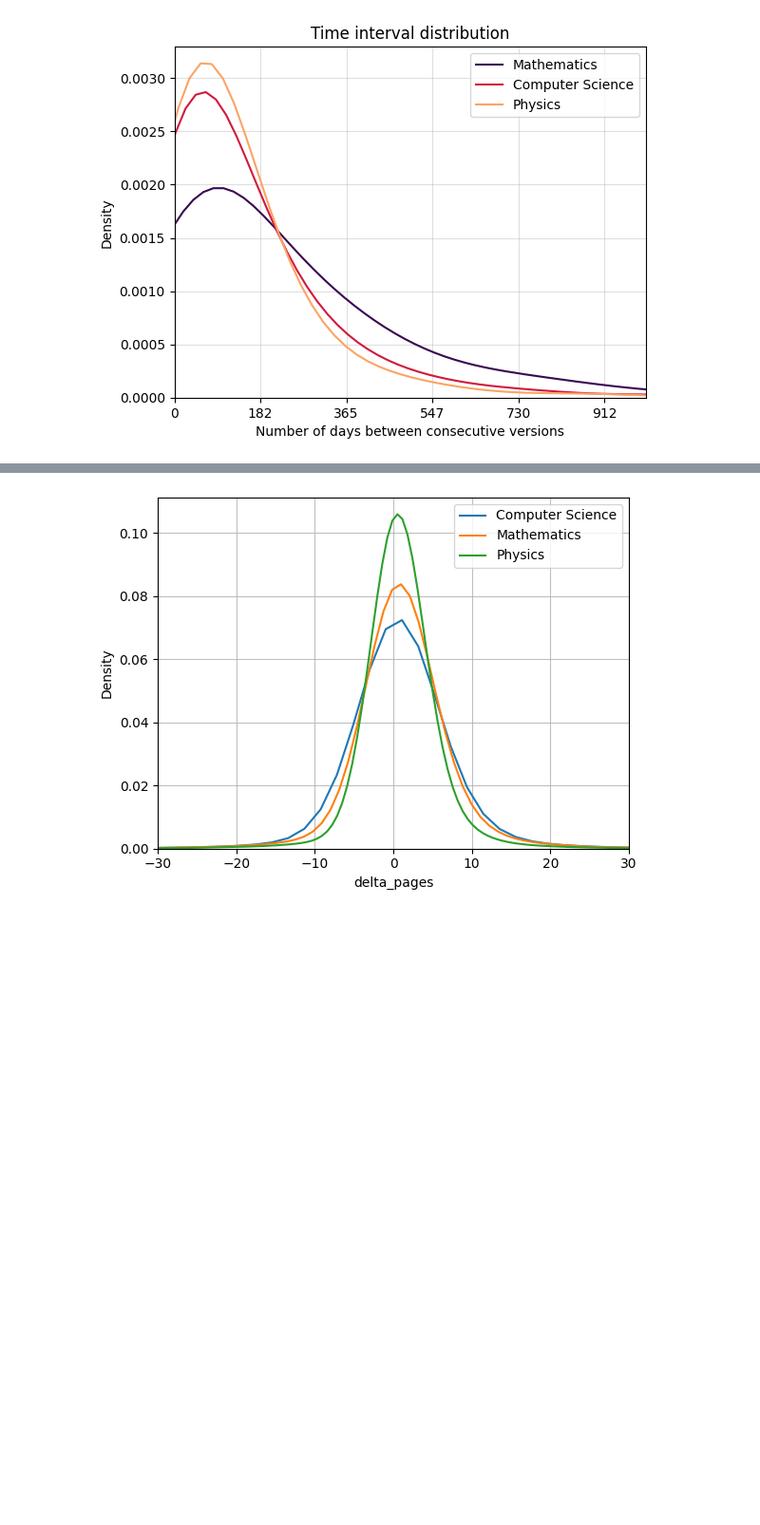
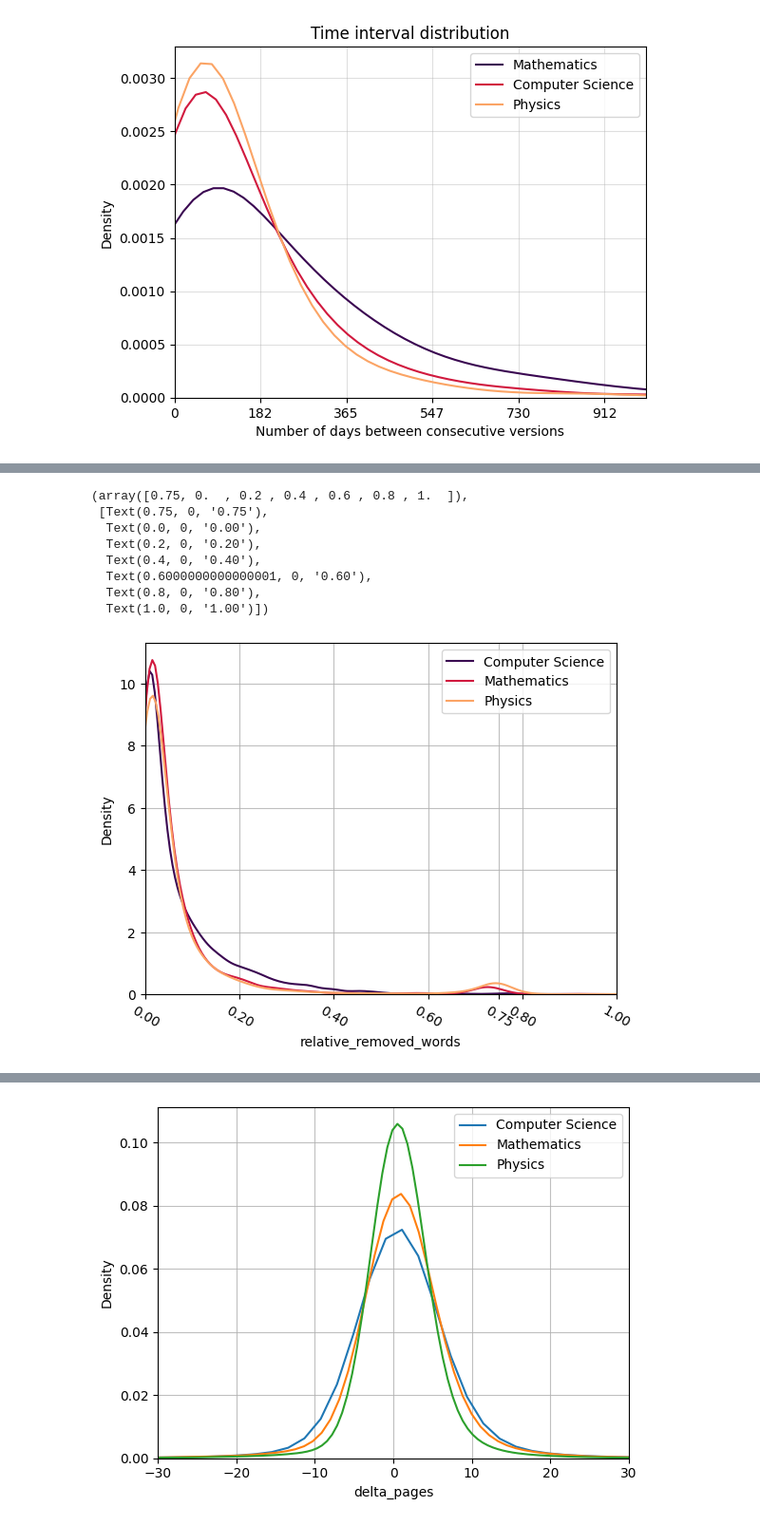
Before and after one commit to andcov/arXiv_preprints_version_analysis, a Jupyter notebook: _analyse.ipynb, the cells around one changed output, grey strips where cells are left out. Shown: that part at 95% size. Drawn from its saved outputs; the diff is of its cells as text; code cells hidden in the pictures; blank space fills up the shorter version.

```diff
--- a/_analyse.ipynb
+++ b/_analyse.ipynb
@@ -749,0 +926,14 @@ plot_kde('delta_pages', bw_adjust = 3, xlim=[-30, 30])
+# %%
+plot_kde('relative_removed_words', bw_adjust = 1, xlim=[0, 1])
+plt.gca().set_xticks(np.append(0.75, plt.gca().get_xticks()))
+plt.xticks(fontsize=10, rotation=-30)
+# %% [output]
+(array([0.75, 0.  , 0.2 , 0.4 , 0.6 , 0.8 , 1.  ]),
+ [Text(0.75, 0, '0.75'),
+  Text(0.0, 0, '0.00'),
+  Text(0.2, 0, '0.20'),
+  Text(0.4, 0, '0.40'),
+  Text(0.6000000000000001, 0, '0.60'),
+  Text(0.8, 0, '0.80'),
+  Text(1.0, 0, '1.00')])
+[figure, added]
```
Also changed, not shown: parts of 45 cells of this notebook, 4 other files.
